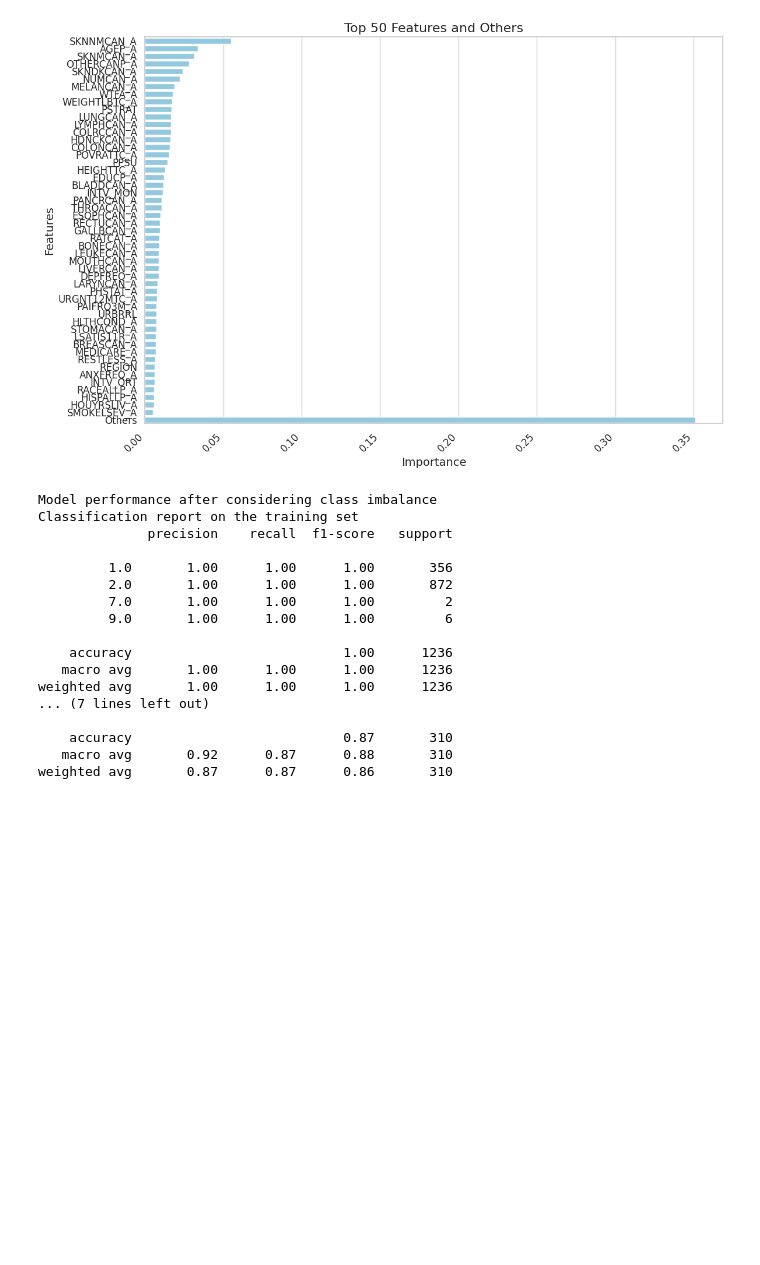
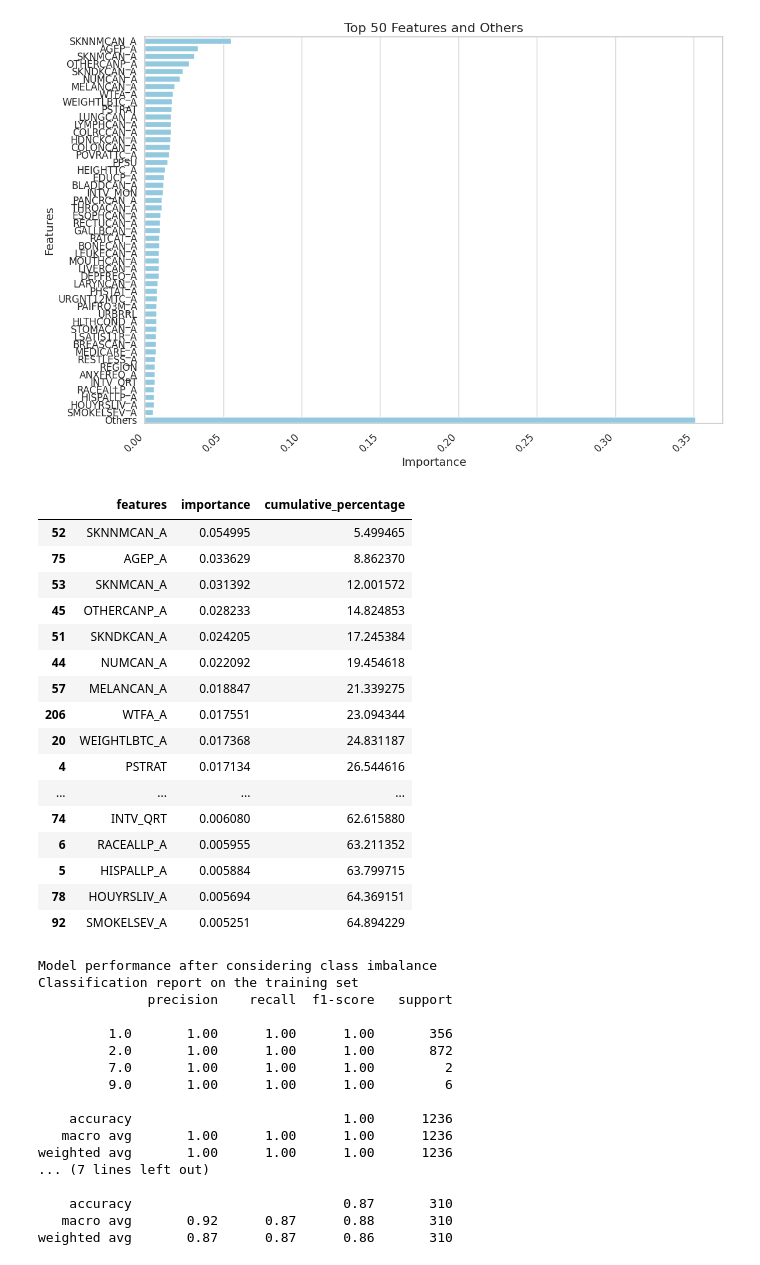
Before and after one commit to olawale-olubode/prostate_cancer, a Jupyter notebook: modeling.ipynb, the cells around one changed output. Cells and saved outputs as stored; diff of their text form; code cells hidden in the pictures; blank space fills up the shorter version.

```diff
--- a/modeling.ipynb
+++ b/modeling.ipynb
@@ -77,7 +77,7 @@ variances.sort_values(by=["variance"])
 | 20 | WEIGHTLBTC_A | 871.000000 |
 | 212 | WTFA_A | 38442.604000 |
 # %%
-non_zero_var_columns = variances[variances.variance > 0 ].features.tolist()
+non_zero_var_columns = variances[variances.variance > 0 ]['features'].tolist()
 feature_data = features[non_zero_var_columns]
 target_variable = cancer_data["PROSTCAN_A"]
 # %%
@@ -317,6 +363,26 @@ def add_cumulative_percentage(df):
     return df
 
 feature_importance = add_cumulative_percentage(feature_importance)
+# %%
+feature_importance.head(50)
+# %% [output]
+|  | features | importance | cumulative_percentage |
+| 52 | SKNNMCAN_A | 0.054995 | 5.499465 |
+| 75 | AGEP_A | 0.033629 | 8.862370 |
+| 53 | SKNMCAN_A | 0.031392 | 12.001572 |
+| 45 | OTHERCANP_A | 0.028233 | 14.824853 |
+| 51 | SKNDKCAN_A | 0.024205 | 17.245384 |
+| 44 | NUMCAN_A | 0.022092 | 19.454618 |
+| 57 | MELANCAN_A | 0.018847 | 21.339275 |
+| 206 | WTFA_A | 0.017551 | 23.094344 |
+| 20 | WEIGHTLBTC_A | 0.017368 | 24.831187 |
+| 4 | PSTRAT | 0.017134 | 26.544616 |
+| ... | ... | ... | ... |
+| 74 | INTV_QRT | 0.006080 | 62.615880 |
+| 6 | RACEALLP_A | 0.005955 | 63.211352 |
+| 5 | HISPALLP_A | 0.005884 | 63.799715 |
+| 78 | HOUYRSLIV_A | 0.005694 | 64.369151 |
+| 92 | SMOKELSEV_A | 0.005251 | 64.894229 |
 # %%
 most_important_features = feature_importance.head(50).features.tolist()
 X_train, X_test, y_train, y_test = train_test_split(feature_data[most_important_features], target_variable, test_size=0.2, random_state=42, stratify=target_variable)
```
Also changed, not shown: parts of 12 cells of this notebook.
